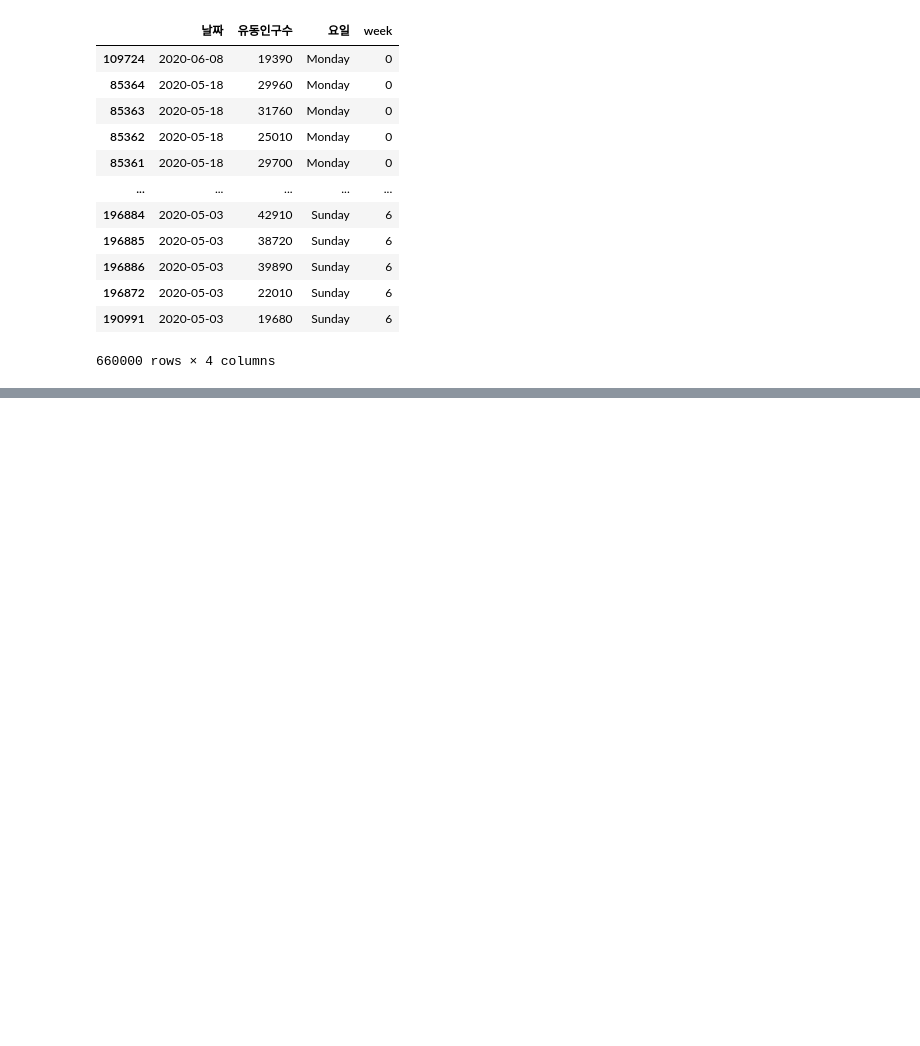
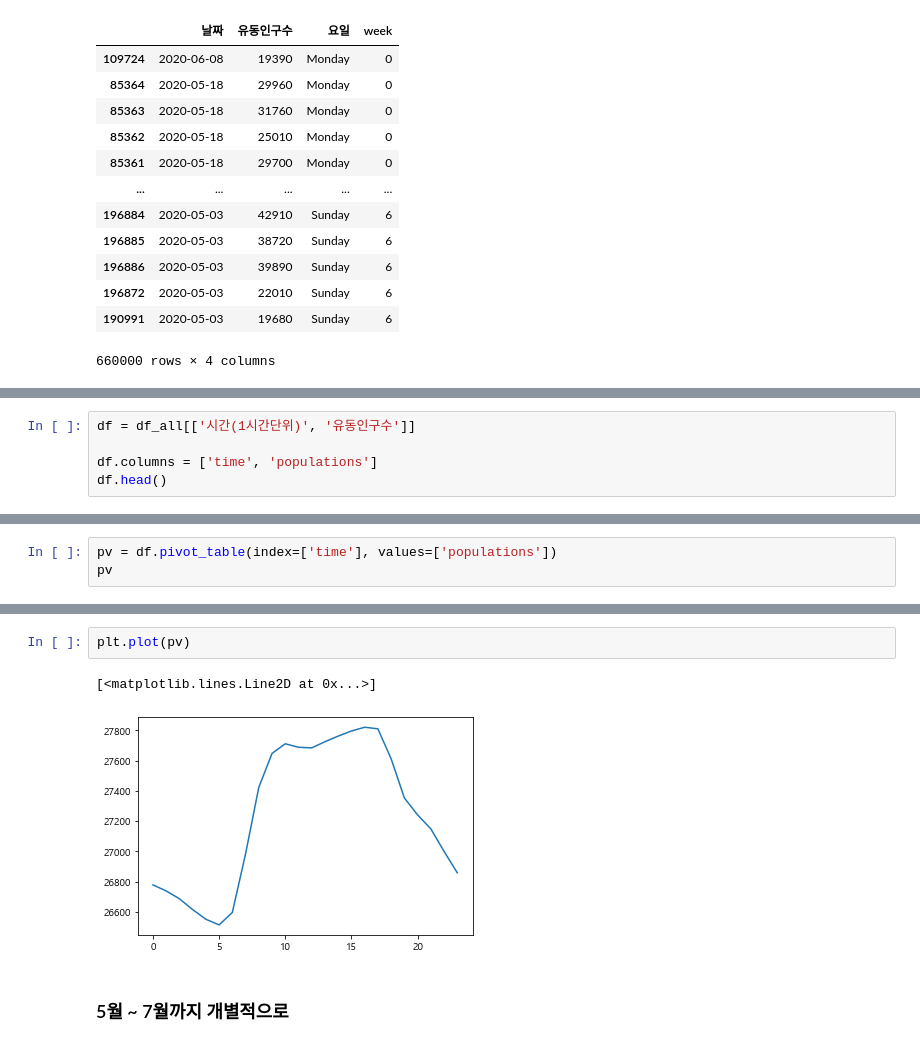
Before and after one commit to Lagom92/covid_visualize, a Jupyter notebook: note/floating_intro2.ipynb, the cells around one changed output, grey strips where cells are left out. Drawn from its saved outputs; the diff is of its cells as text; blank space fills up the shorter version.

```diff
--- a/note/floating_intro2.ipynb
+++ b/note/floating_intro2.ipynb
@@ -134,0 +134,5 @@ w
+# %%
+df = df_all[['시간(1시간단위)', '유동인구수']]
+
+df.columns = ['time', 'populations']
+df.head()
@@ -134,0 +146,3 @@ w
+# %%
+pv = df.pivot_table(index=['time'], values=['populations'])
+pv
@@ -134,0 +168,7 @@ w
+# %%
+plt.plot(pv)
+# %% [output]
+[<matplotlib.lines.Line2D at 0x...>]
+[figure, added]
+# %% [markdown]
+### 5월 ~ 7월까지 개별적으로
```
Also changed, not shown: parts of 18 cells of this notebook.
